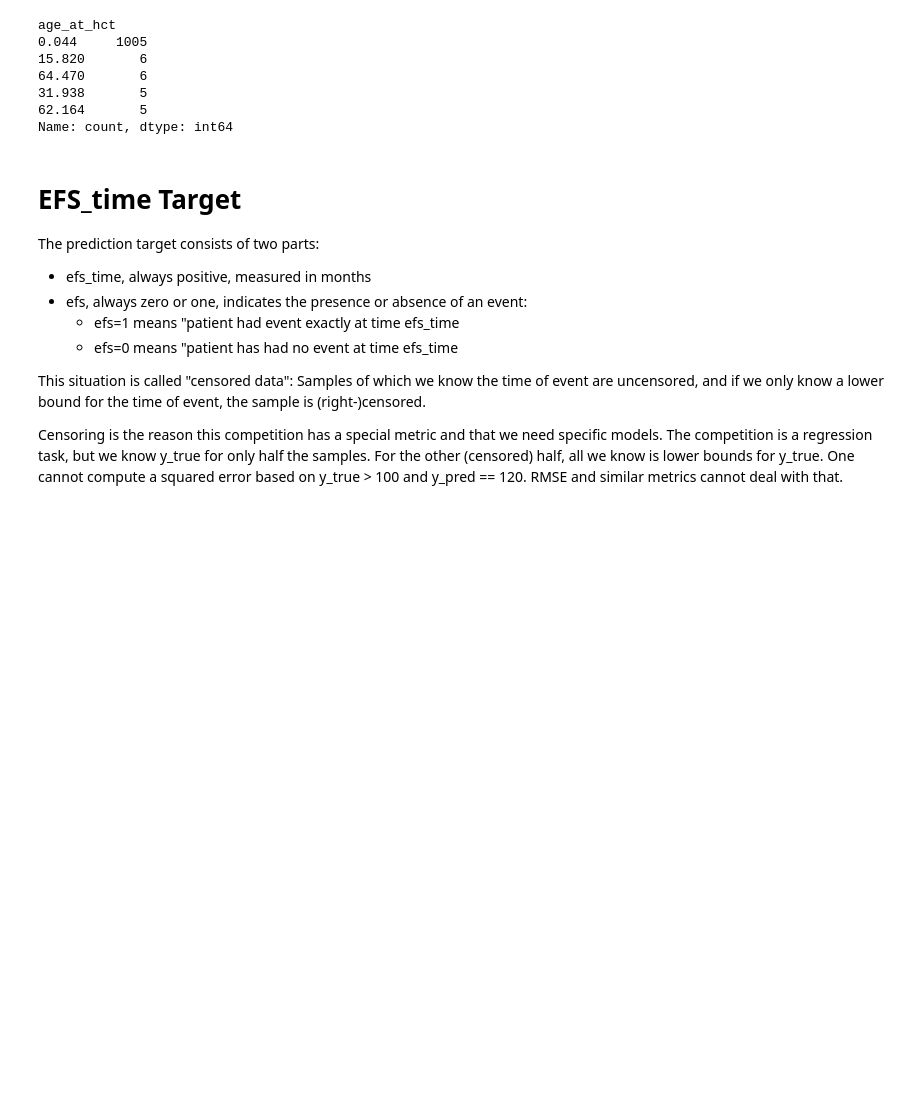
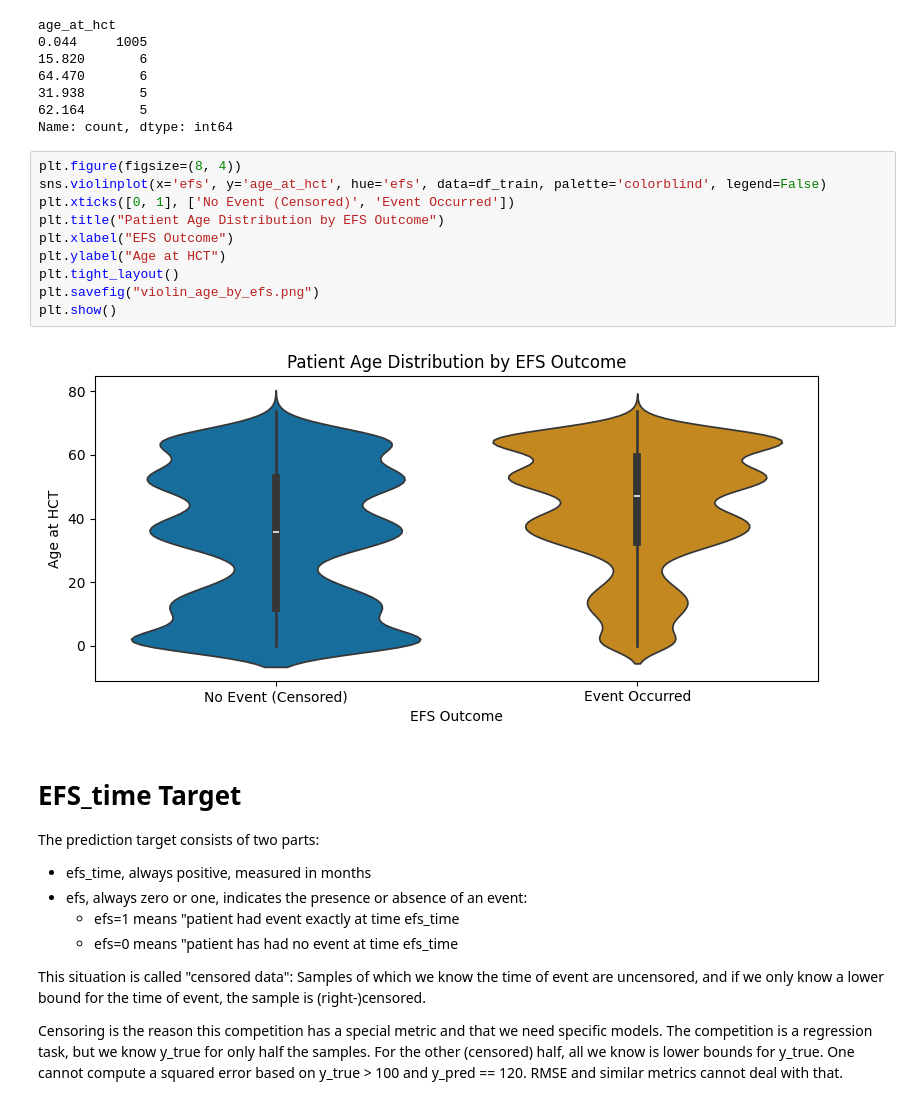
Before and after one commit to MooseML/CIBMTR-HCT-Survival-Predictions, a Jupyter notebook: notebooks/EDA.ipynb, the cells around one changed output. Saved outputs shown, nothing was run; the diff lists cells and outputs as text; blank space fills up the shorter version.

```diff
--- a/notebooks/EDA.ipynb
+++ b/notebooks/EDA.ipynb
@@ -290,6 +304,18 @@ age_at_hct
 31.938       5
 62.164       5
 Name: count, dtype: int64
+# %%
+plt.figure(figsize=(8, 4))
+sns.violinplot(x='efs', y='age_at_hct', hue='efs', data=df_train, palette='colorblind', legend=False)
+plt.xticks([0, 1], ['No Event (Censored)', 'Event Occurred'])
+plt.title("Patient Age Distribution by EFS Outcome")
+plt.xlabel("EFS Outcome")
+plt.ylabel("Age at HCT")
+plt.tight_layout()
+plt.savefig("violin_age_by_efs.png")
+plt.show()
+# %% [output]
+[figure, added]
 # %% [markdown]
 # EFS_time Target
 
```
Also changed, not shown: parts of 5 cells of this notebook.
